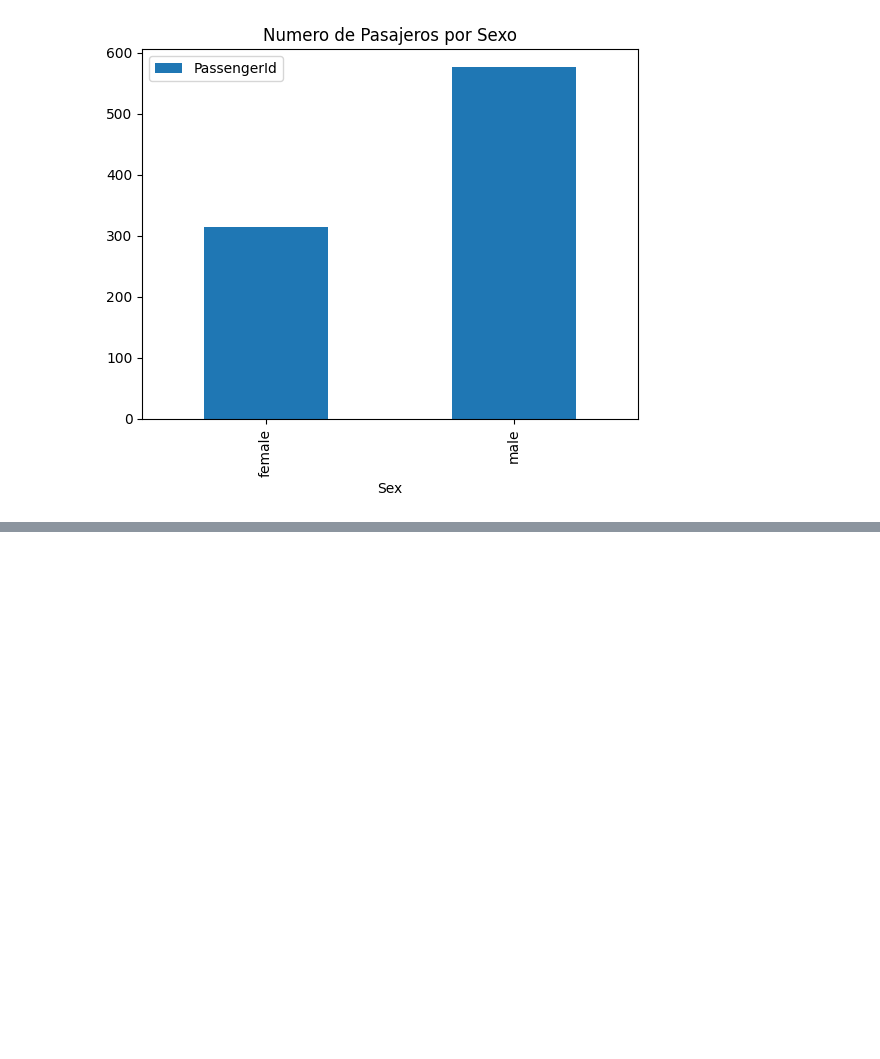
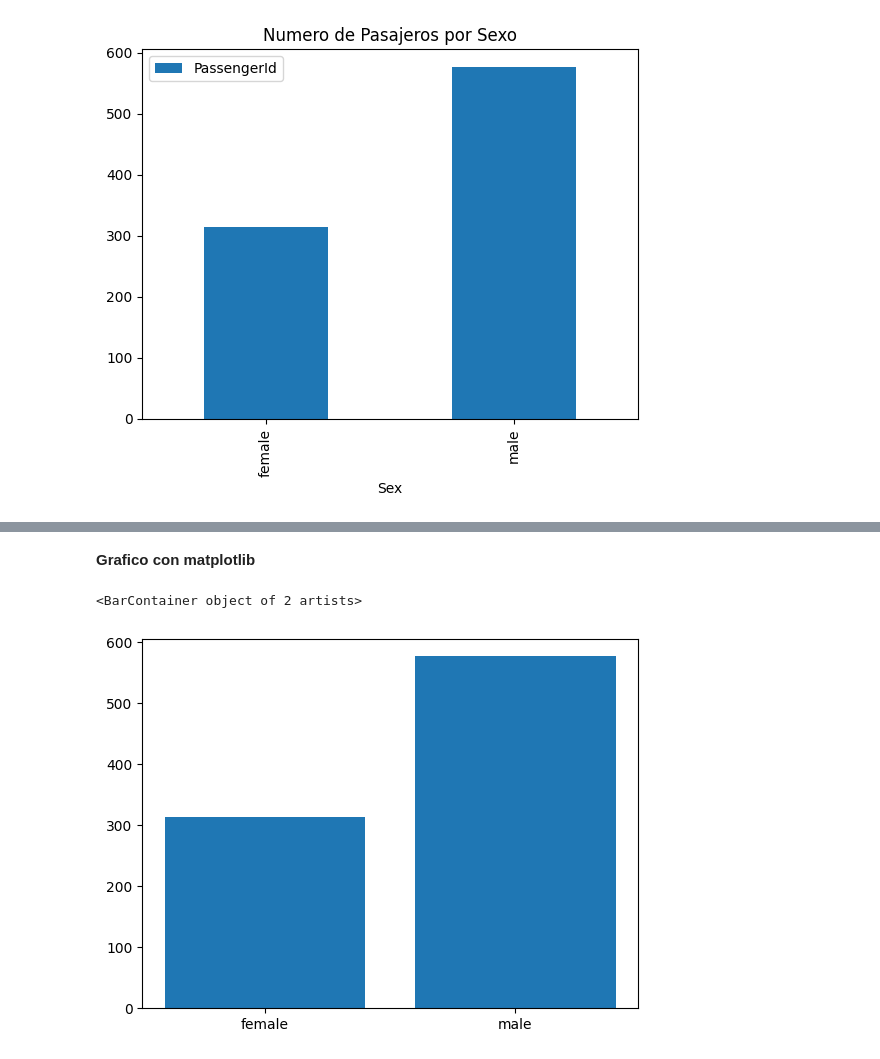
Before and after one commit to Jesusleg95/AnalisisDatosPython, a Jupyter notebook: VisualizacionesUnivariales/GraficoBarras.ipynb, the cells around one changed output, grey strips where cells are left out. Drawn from its saved outputs; the diff is of its cells as text; code cells hidden in the pictures; blank space fills up the shorter version.

```diff
--- a/VisualizacionesUnivariales/GraficoBarras.ipynb
+++ b/VisualizacionesUnivariales/GraficoBarras.ipynb
@@ -60,0 +79,2 @@ import seaborn as sns
+# %% [markdown]
+**Grafico con matplotlib**
@@ -60,0 +83,8 @@ import seaborn as sns
+# %%
+plt.bar(
+    pasajeros2['Sex'],
+    pasajeros2['PassengerId']
+)
+# %% [output]
+<BarContainer object of 2 artists>
+[figure, added]
```
Also changed, not shown: parts of 4 cells of this notebook.
